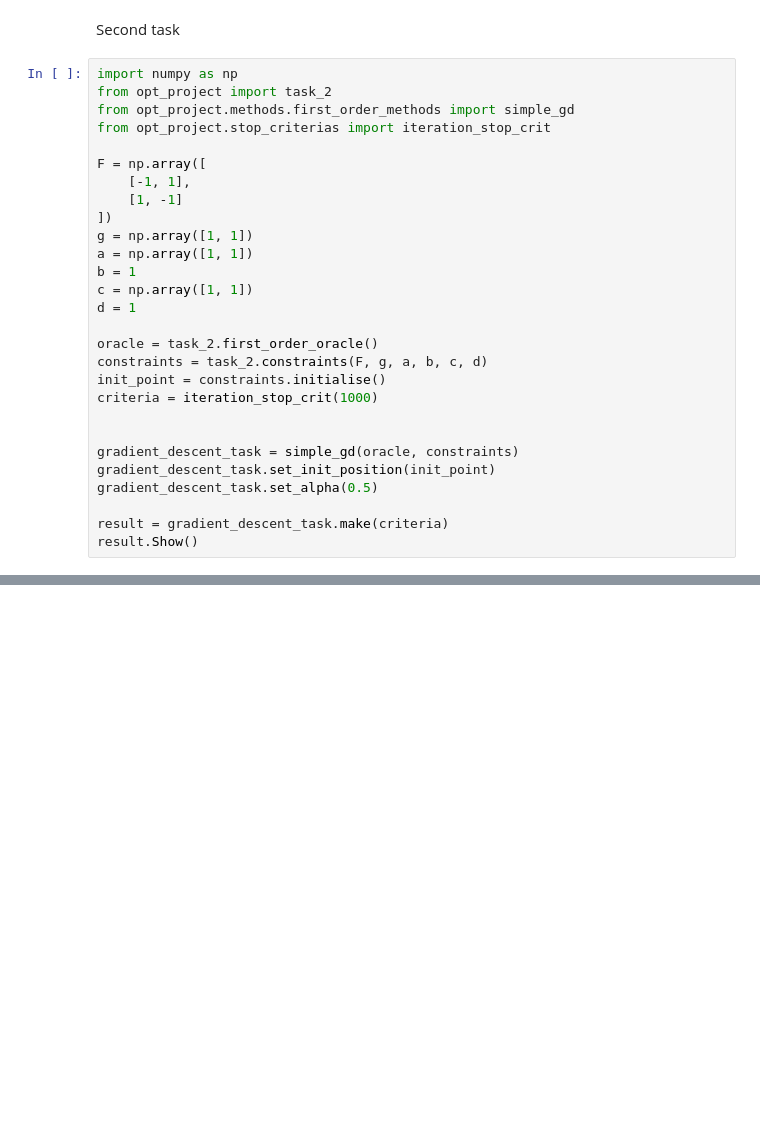
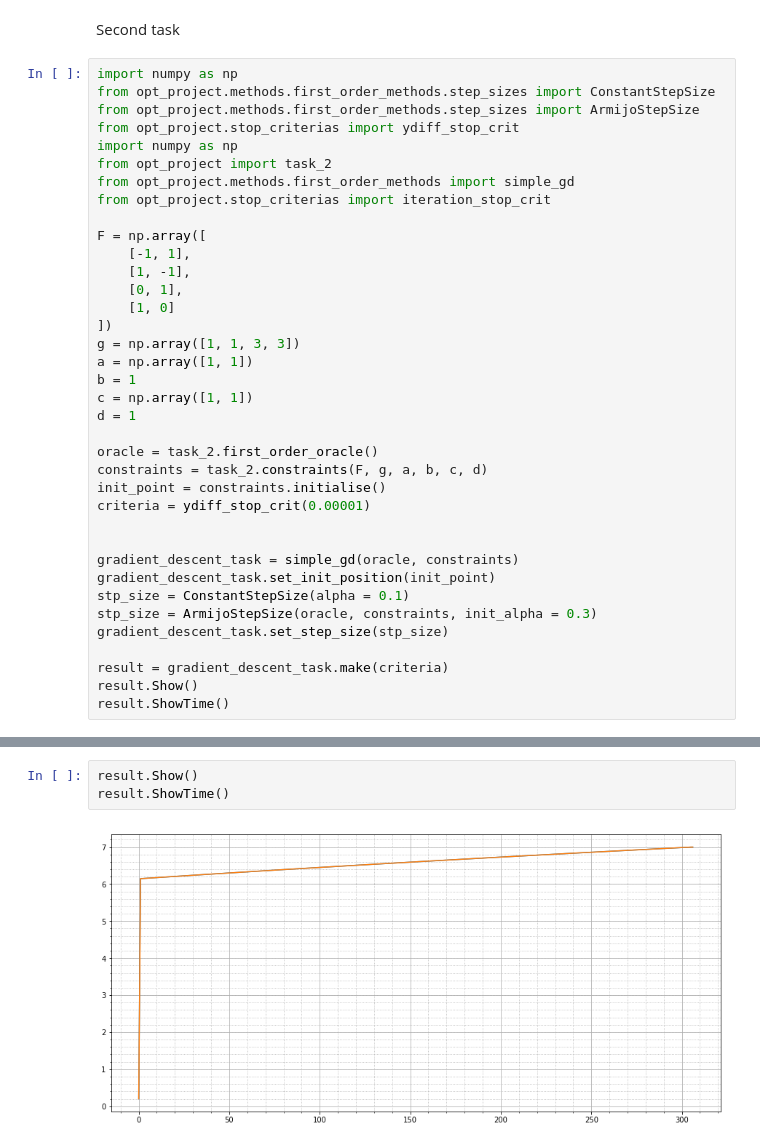
Before and after one commit to KaEuAn/ConvexOptimisationProject, a Jupyter notebook: MethodsOptimisationRealisation.ipynb, the cells around one changed output, grey strips where cells are left out. Drawn from its saved outputs; the diff is of its cells as text; blank space fills up the shorter version.

```diff
--- a/MethodsOptimisationRealisation.ipynb
+++ b/MethodsOptimisationRealisation.ipynb
@@ -49,6 +51,10 @@ result.ShowTime("ErrorTimeGraphicWithRespectToExactSolution")
 # %% [markdown]
 Second task
 # %%
+import numpy as np
+from opt_project.methods.first_order_methods.step_sizes import ConstantStepSize
+from opt_project.methods.first_order_methods.step_sizes import ArmijoStepSize
+from opt_project.stop_criterias import ydiff_stop_crit
 import numpy as np
 from opt_project import task_2
 from opt_project.methods.first_order_methods import simple_gd
@@ -56,9 +62,11 @@ from opt_project.stop_criterias import iteration_stop_crit
 
 F = np.array([
     [-1, 1],
-    [1, -1]
+    [1, -1],
+    [0, 1],
+    [1, 0]
 ])
-g = np.array([1, 1])
+g = np.array([1, 1, 3, 3])
 a = np.array([1, 1])
 b = 1
 c = np.array([1, 1])
@@ -67,13 +75,16 @@ d = 1
 oracle = task_2.first_order_oracle()
 constraints = task_2.constraints(F, g, a, b, c, d)
 init_point = constraints.initialise()
-criteria = iteration_stop_crit(1000)
+criteria = ydiff_stop_crit(0.00001)
 
 
 gradient_descent_task = simple_gd(oracle, constraints)
 gradient_descent_task.set_init_position(init_point)
-gradient_descent_task.set_alpha(0.5)
+stp_size = ConstantStepSize(alpha = 0.1)
+stp_size = ArmijoStepSize(oracle, constraints, init_alpha = 0.3)
+gradient_descent_task.set_step_size(stp_size)
 
 result = gradient_descent_task.make(criteria)
 result.Show()
+result.ShowTime()
 # %% [output]
@@ -80,0 +110,5 @@ result.Show()
+# %%
+result.Show()
+result.ShowTime()
+# %% [output]
+[figure, added]
```
Also changed, not shown: parts of 3 cells of this notebook, 5 other files.
